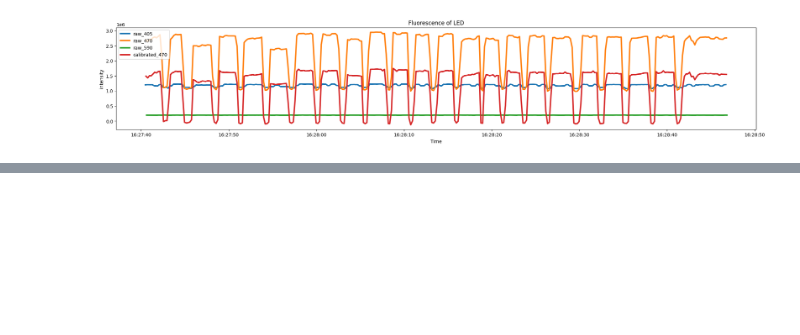
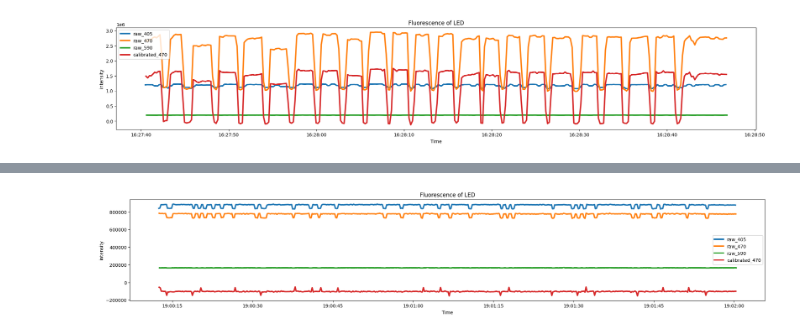
Before and after one commit to neurobiologylab/fiber-photometry, a Jupyter notebook: experiment_results.ipynb, the cells around one changed output, grey strips where cells are left out. Saved outputs shown, nothing was run; the diff lists cells and outputs as text; code cells hidden in the pictures; blank space fills up the shorter version.

```diff
--- a/experiment_results.ipynb
+++ b/experiment_results.ipynb
@@ -244,0 +300,4 @@ signal_plot(df)
+# %%
+df = data_processing("test13_t")
+signal_plot(df)
+# %% [output]
@@ -244,0 +316 @@ signal_plot(df)
+[figure, added]
```
Also changed, not shown: parts of 6 cells of this notebook, 10 other files.
